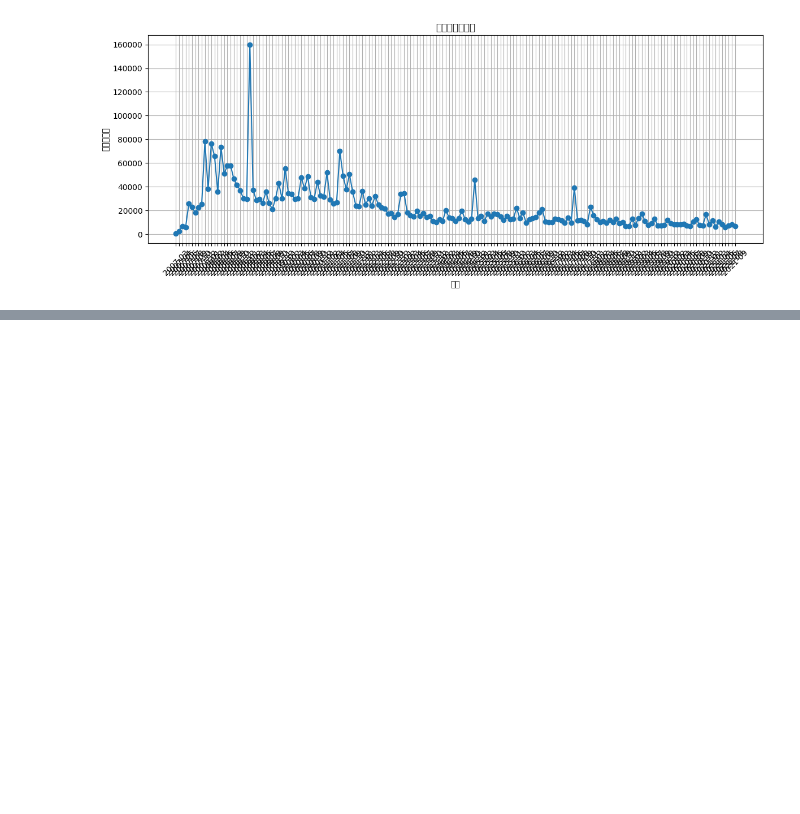
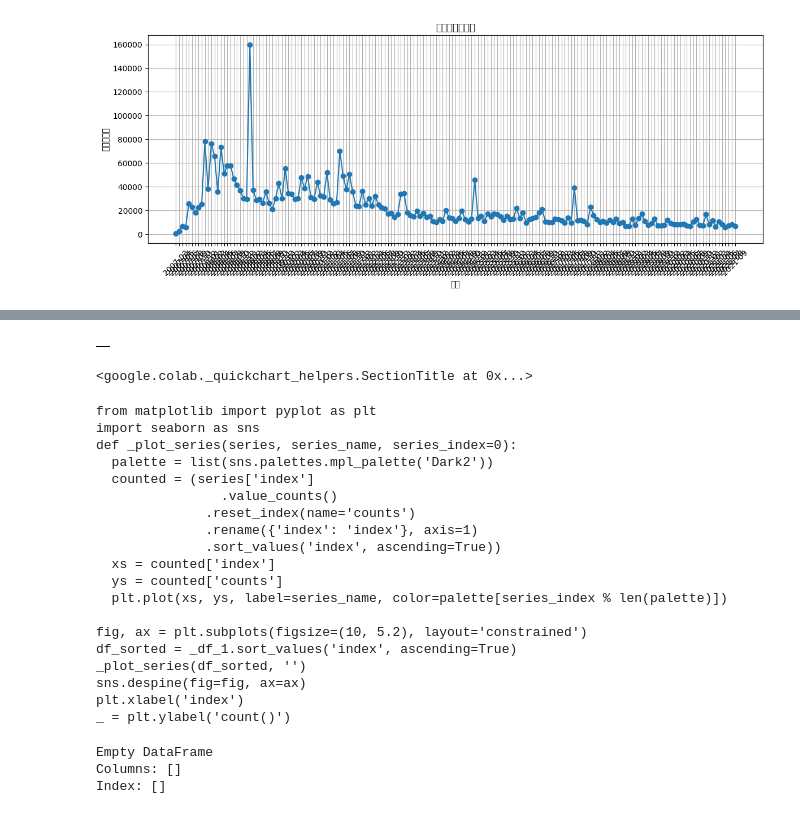
Before and after one commit to Lizqxel/dsx2025, a Jupyter notebook: miura.ipynb, the cells around one changed output, grey strips where cells are left out. Saved outputs shown, nothing was run; the diff lists cells and outputs as text; code cells hidden in the pictures; blank space fills up the shorter version.

Commit message:
Colab を使用して作成されました

```diff
--- a/miura.ipynb
+++ b/miura.ipynb
@@ -163,0 +157,74 @@ plt.show()
+# %%
+# 📚 必要ライブラリ
+import os
+import glob
+import json
+import pandas as pd
+from datetime import datetime
+from collections import defaultdict, Counter
+from janome.tokenizer import Tokenizer
+
+# 🔧 初期化
+tokenizer = Tokenizer()
+stopwords = set(['する', 'ある', 'いる', 'なる', 'こと', 'それ', 'これ', 'さん', 'もの', 'よう', 'ん'])  # 適宜調整
+base_path = "/content/drive/MyDrive/datasciense00/datasets/0000/0000/"
+
+monthly_words = defaultdict(Counter)
+
+# 🔄 コメントを月ごとに形態素解析してカウント
+for filepath in glob.glob(os.path.join(base_path, "*.jsonl")):
+    with open(filepath, 'r', encoding='utf-8') as f:
+        for line in f:
+            try:
+                data = json.loads(line)
+                if 'date' in data and 'comment' in data:
+                    dt = datetime.fromisoformat(data['date'])
+                    month = dt.strftime('%Y-%m')
+                    words = [token.base_form for token in tokenizer.tokenize(data['comment'])]
+                    for word in words:
+                        if word not in stopwords and len(word) > 1:
+                            monthly_words[month][word] += 1
+            except:
+                continue
+
+# 📄 出力用リスト作成
+output_rows = []
+for month in sorted(monthly_words.keys()):
+    for word, count in monthly_words[month].most_common(5):  # 各月上位30語など制限可
+        output_rows.append({
+            "年月": month,
+            "スラング": word,
+            "出現回数": count
+        })
+
+# 📤 DataFrame化 & 表示
+df = pd.DataFrame(output_rows)
+display(df.head())
+# %% [output]
+|  |
+<google.colab._quickchart_helpers.SectionTitle at 0x...>
+from matplotlib import pyplot as plt
+import seaborn as sns
+def _plot_series(series, series_name, series_index=0):
+  palette = list(sns.palettes.mpl_palette('Dark2'))
+  counted = (series['index']
+                .value_counts()
+              .reset_index(name='counts')
+              .rename({'index': 'index'}, axis=1)
+              .sort_values('index', ascending=True))
+  xs = counted['index']
+  ys = counted['counts']
+  plt.plot(xs, ys, label=series_name, color=palette[series_index % len(palette)])
+
+fig, ax = plt.subplots(figsize=(10, 5.2), layout='constrained')
+df_sorted = _df_1.sort_values('index', ascending=True)
+_plot_series(df_sorted, '')
+sns.despine(fig=fig, ax=ax)
+plt.xlabel('index')
+_ = plt.ylabel('count()')
+# %%
+print(df)
+# %% [output]
+Empty DataFrame
+Columns: []
+Index: []
```
Also changed, not shown: parts of 4 cells of this notebook.
